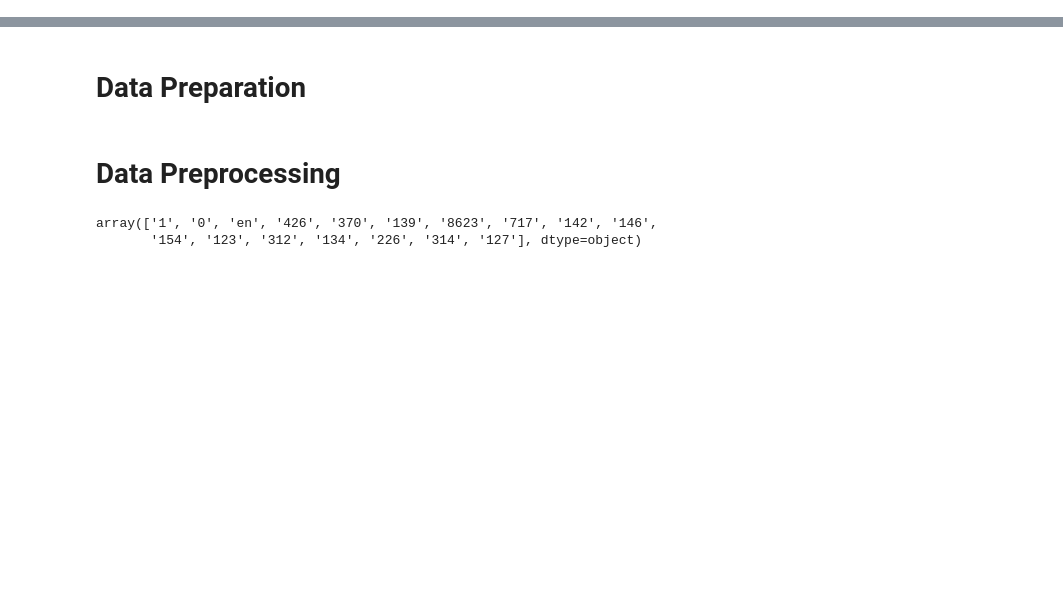
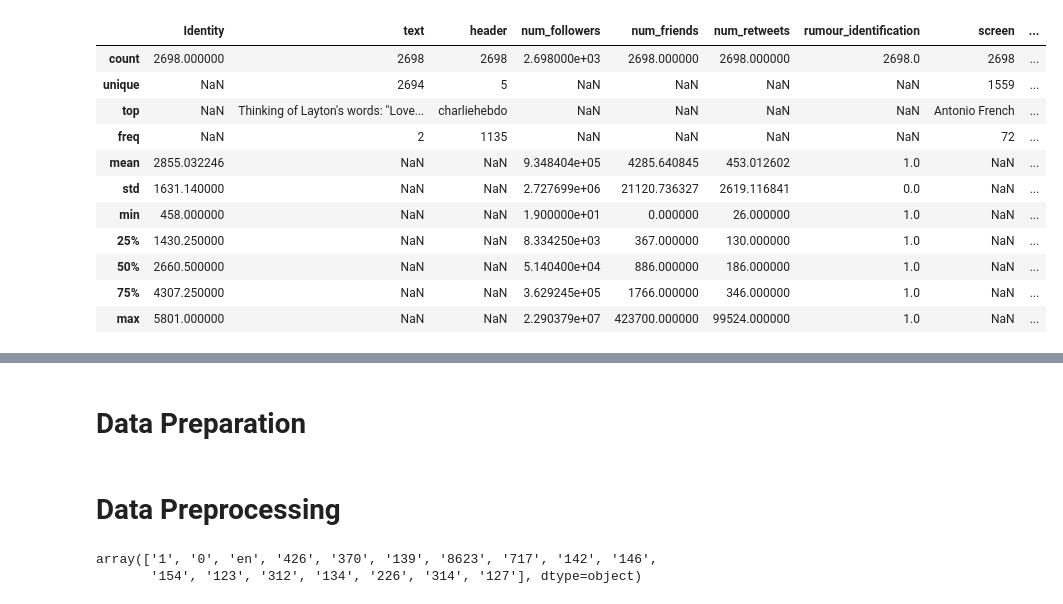
Before and after one commit to hruthiksiva/DataScience-Competitions, a Jupyter notebook: iith_deepn.ipynb, the cells around one changed output, grey strips where cells are left out. Drawn from its saved outputs; the diff is of its cells as text; code cells hidden in the pictures; blank space fills up the shorter version.

```diff
--- a/iith_deepn.ipynb
+++ b/iith_deepn.ipynb
@@ -2,0 +68,30 @@
+# %%
+df[['Identity','num_followers','num_friends','num_retweets','rumour_identification']] = df[['Identity','num_followers','num_friends','num_retweets','rumour_identification']].astype('int64')
+df2[['Identity','num_followers','num_friends','num_retweets']] = df2[['Identity','num_followers','num_friends','num_retweets']].astype('int64')
+# %%
+df[['screen', 'username']] = df['screen_and_username'].str.rsplit(pat='/', n=1, expand=True)
+df.drop(columns=['screen_and_username'], inplace=True)
+df2[['screen', 'username']] = df2['screen_and_username'].str.rsplit(pat='/', n=1, expand=True)
+df2.drop(columns=['screen_and_username'], inplace=True)
+# %%
+df[['text','links','tags','mentions','nolinks','notags','nomentions']]=df.text.apply(finder).tolist()
+df2[['text','links','tags','mentions','nolinks','notags','nomentions']]=df2.text.apply(finder).tolist()
+# %%
+def yesno(obj):
+    if obj not in temp_dict:
+        return 0, 0
+    return temp_dict[obj]['yes'], temp_dict[obj]['no']
+temp_dict = {}
+for name,rumour in zip(df['username'],df['rumour_identification']):
+    if name not in temp_dict:
+        temp_dict[name] = {'yes' : 0, 'no' : 0}
+    if rumour :
+        temp_dict[name]['yes'] = temp_dict[name]['yes'] + 1
+    else:
+        temp_dict[name]['no'] = temp_dict[name]['no'] + 1
+df[['yes', 'no']] = df['username'].apply(yesno).to_list()
+df['yes-no'] = df['yes']-df['no']
+df['yes-no-sq'] = pow(df['yes-no'],3)
+df2[['yes', 'no']] = df2['username'].apply(yesno).to_list()
+df2['yes-no'] = df2['yes']-df2['no']
+df2['yes-no-sq'] = pow(df2['yes-no'],3)
@@ -2,0 +125,15 @@
+# %%
+df[df['rumour_identification']==1].describe(include='all')
+# %% [output]
+|  | Identity | text | header | num_followers | num_friends | num_retweets | rumour_identification | screen | ... |
+| count | 2698.000000 | 2698 | 2698 | 2.698000e+03 | 2698.000000 | 2698.000000 | 2698.0 | 2698 | ... |
+| unique | NaN | 2694 | 5 | NaN | NaN | NaN | NaN | 1559 | ... |
+| top | NaN | Thinking of Layton's words: "Love... | charliehebdo | NaN | NaN | NaN | NaN | Antonio French | ... |
+| freq | NaN | 2 | 1135 | NaN | NaN | NaN | NaN | 72 | ... |
+| mean | 2855.032246 | NaN | NaN | 9.348404e+05 | 4285.640845 | 453.012602 | 1.0 | NaN | ... |
+| std | 1631.140000 | NaN | NaN | 2.727699e+06 | 21120.736327 | 2619.116841 | 0.0 | NaN | ... |
+| min | 458.000000 | NaN | NaN | 1.900000e+01 | 0.000000 | 26.000000 | 1.0 | NaN | ... |
+| 25% | 1430.250000 | NaN | NaN | 8.334250e+03 | 367.000000 | 130.000000 | 1.0 | NaN | ... |
+| 50% | 2660.500000 | NaN | NaN | 5.140400e+04 | 886.000000 | 186.000000 | 1.0 | NaN | ... |
+| 75% | 4307.250000 | NaN | NaN | 3.629245e+05 | 1766.000000 | 346.000000 | 1.0 | NaN | ... |
+| max | 5801.000000 | NaN | NaN | 2.290379e+07 | 423700.000000 | 99524.000000 | 1.0 | NaN | ... |
```
Also changed, not shown: parts of 27 cells of this notebook.
